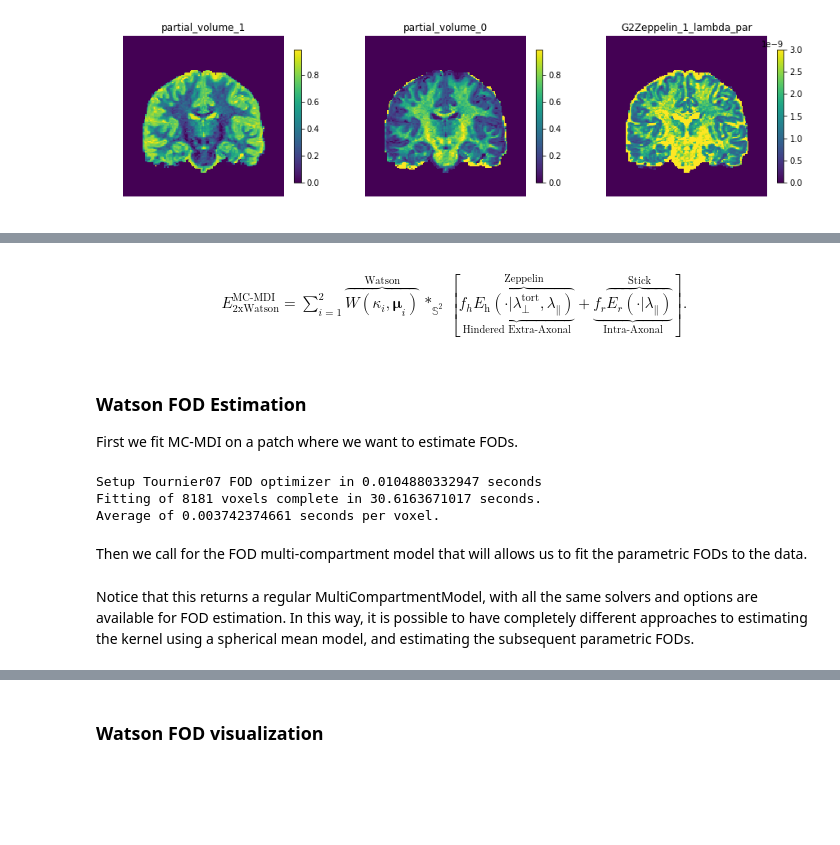
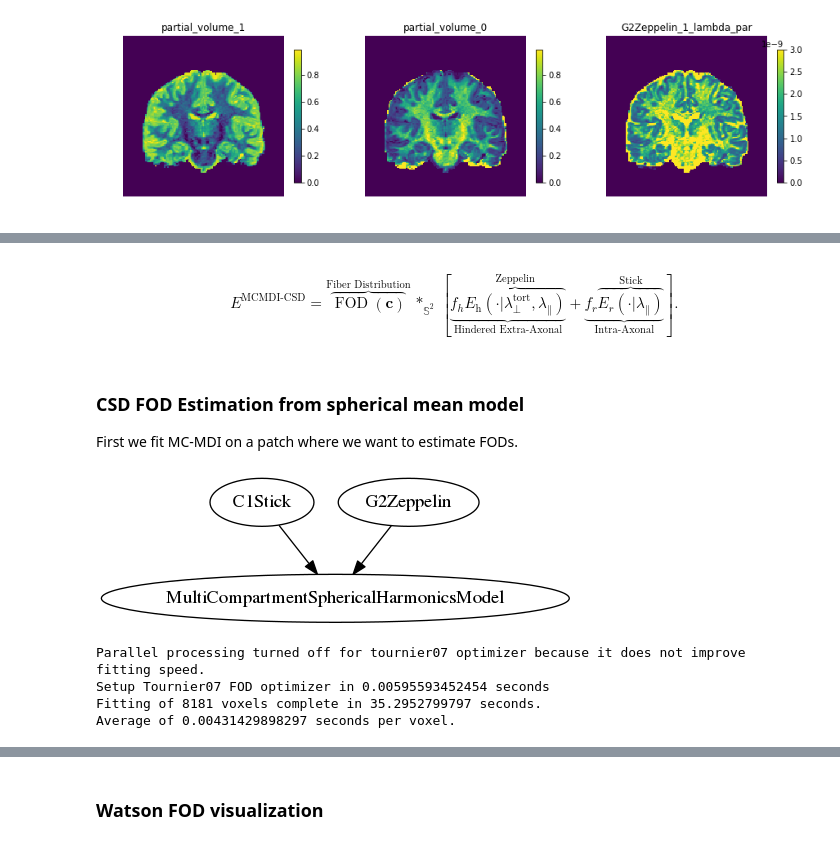
Before and after one commit to AthenaEPI/dmipy, a Jupyter notebook: examples/example_multi_compartment_spherical_mean_technique.ipynb, the cells around one changed output, grey strips where cells are left out. Drawn from its saved outputs; the diff is of its cells as text; code cells hidden in the pictures; blank space fills up the shorter version.

```diff
--- a/examples/example_multi_compartment_spherical_mean_technique.ipynb
+++ b/examples/example_multi_compartment_spherical_mean_technique.ipynb
@@ -107,10 +111,10 @@ For this example we fit two Watson distributions per voxel, which is similar to
 # %% [markdown]
 \begin{align}
- E^{\textrm{MC-MDI
-}}_{\textrm{2xWatson}}= \sum_{i=1}^{2}\overbrace{W(\kappa_i,\boldsymbol{\mu}_i)}^{\textrm{Watson}}\,*_{\mathbb{S}^2}\, \left[\underbrace{f_h\overbrace{E_{\textrm{h}}(\cdot|\lambda_\perp^{\textrm{tort}},\lambda_\parallel)}^{\textrm{Zeppelin}}}_{\textrm{Hindered Extra-Axonal}}+\underbrace{f_r\overbrace{E_r(\cdot|\lambda_\parallel)}^{\textrm{Stick}}}_{\textrm{Intra-Axonal}}\right].
+ E^{\textrm{MCMDI-CSD
+}}= \overbrace{\operatorname{FOD}(\textbf{c})}^{\textrm{Fiber Distribution}}\,*_{\mathbb{S}^2}\, \left[\underbrace{f_h\overbrace{E_{\textrm{h}}(\cdot|\lambda_\perp^{\textrm{tort}},\lambda_\parallel)}^{\textrm{Zeppelin}}}_{\textrm{Hindered Extra-Axonal}}+\underbrace{f_r\overbrace{E_r(\cdot|\lambda_\parallel)}^{\textrm{Stick}}}_{\textrm{Intra-Axonal}}\right].
 \end{align}
 # %% [markdown]
-### Watson FOD Estimation
+### CSD FOD Estimation from spherical mean model
 First we fit MC-MDI on a patch where we want to estimate FODs.
 # %%
 mcmdi_csd_mod = mcdmi_fit_hcp.return_spherical_harmonics_fod_model()
@@ -119,6 +121,13 @@ mcmdi_csd_mod.visualize_model_setup()
+# %%
+from IPython.display import Image
+mcmdi_csd_mod.visualize_model_setup(view=False, cleanup=False)
+Image('Model Setup.png')
+# %% [output]
+[figure, added]
 # %%
-mcmdi_csd_fit = mcmdi_csd_mod.fit(scheme_hcp, data_hcp, solver='tournier07', use_parallel_processing=False)
+mcmdi_csd_fit = mcmdi_csd_mod.fit(scheme_hcp, data_hcp)
 # %% [output]
-Setup Tournier07 FOD optimizer in 0.0104880332947 seconds
-Fitting of 8181 voxels complete in 30.6163671017 seconds.
-Average of 0.003742374661 seconds per voxel.
+Parallel processing turned off for tournier07 optimizer because it does not improve fitting speed.
+Setup Tournier07 FOD optimizer in 0.00595593452454 seconds
+Fitting of 8181 voxels complete in 35.2952799797 seconds.
+Average of 0.00431429898297 seconds per voxel.
@@ -127,2 +133,0 @@ fods = mcmdi_csd_fit.fod(sphere.vertices)[70:90,: , 70:90]
-# %% [markdown]
-Then we call for the FOD multi-compartment model that will allows us to fit the parametric FODs to the data.
@@ -132,2 +133,0 @@ parametric_fod_model = mcmdi_fit_patch.return_parametric_fod_model(
-# %% [markdown]
-Notice that this returns a regular MultiCompartmentModel, with all the same solvers and options are available for FOD estimation. In this way, it is possible to have completely different approaches to estimating the kernel using a spherical mean model, and estimating the subsequent parametric FODs.
```
Also changed, not shown: parts of 14 cells of this notebook.
